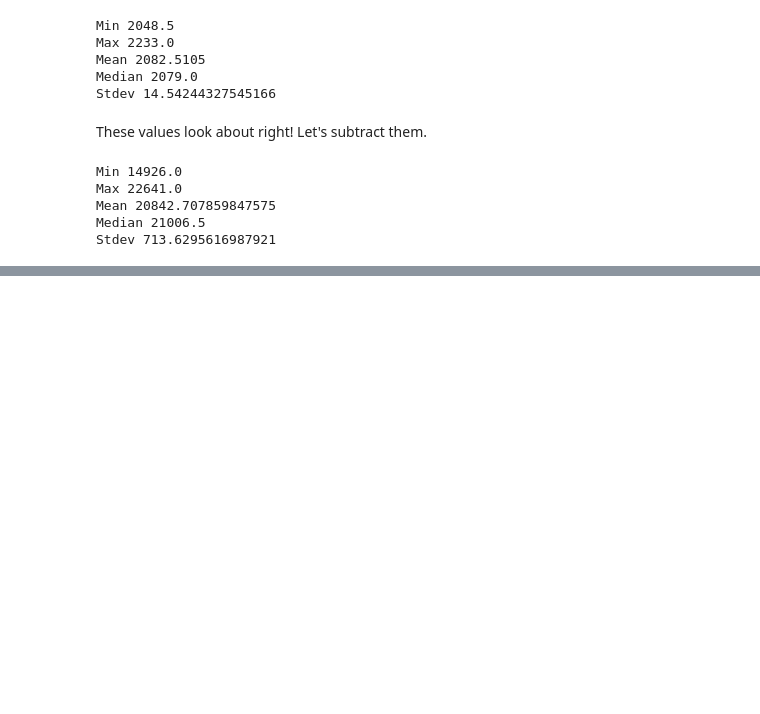
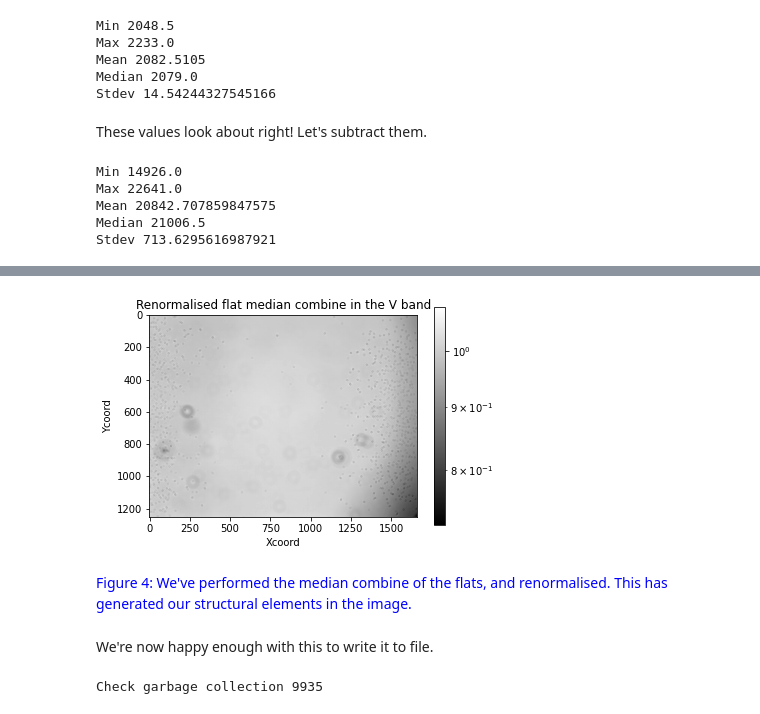
Before and after one commit to cedliang/ASP3231-Project-NGC-3293-, a Jupyter notebook: src/flats.ipynb, the cells around one changed output, grey strips where cells are left out. Drawn from its saved outputs; the diff is of its cells as text; code cells hidden in the pictures; blank space fills up the shorter version.

```diff
--- a/src/flats.ipynb
+++ b/src/flats.ipynb
@@ -109,0 +153,13 @@ Note that our mean and medians have dropped by about 2000. This looks good!
+# %%
+#dict to hold results
+flat_medians = {}
+
+#iterative over subtracted flats
+for band, sub_flats in flats_min_dark.items():
+    tempimages = sub_flats.copy()
+    # produce median for each image
+    for idx, image in enumerate(tempimages):
+        m = 1.0/ np.ma.median(image)
+        #multiply by median for each image
+        tempimages[idx] = image.multiply(m * u.adu)
+    flat_medians[band] = ccdproc.Combiner(tempimages, dtype=np.float32).median_combine()
@@ -109,0 +175,13 @@ Note that our mean and medians have dropped by about 2000. This looks good!
+# %%
+plt.imshow(flat_medians["V"], cmap='gray', norm=LogNorm())
+plt.colorbar()
+plt.title("Renormalised flat median combine in the V band")
+plt.xlabel("Xcoord")
+plt.ylabel("Ycoord")
+plt.show()
+# %% [output]
+[figure, added]
+# %% [markdown]
+<font color="Blue"> Figure 4: We've performed the median combine of the flats, and renormalised. This has generated our structural elements in the image.
+# %% [markdown]
+We're now happy enough with this to write it to file.
@@ -109,0 +194,7 @@ Note that our mean and medians have dropped by about 2000. This looks good!
+# %%
+del(flats)
+del(tempimages)
+collected = gc.collect()
+print('Check garbage collection', collected)
+# %% [output]
+Check garbage collection 9935
```
Also changed, not shown: parts of 11 cells of this notebook, 3 other files.
